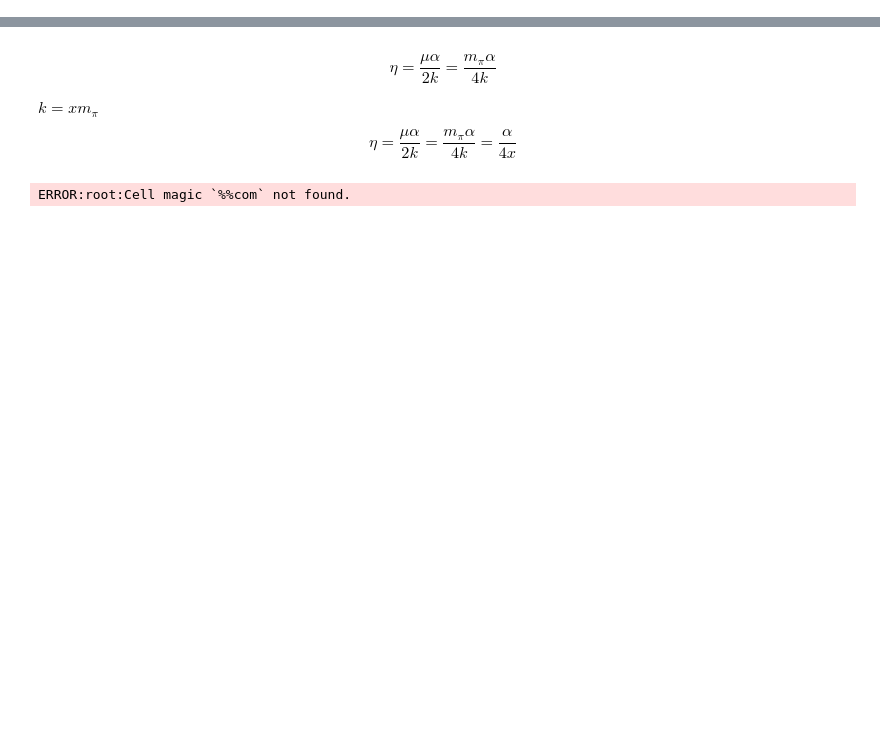
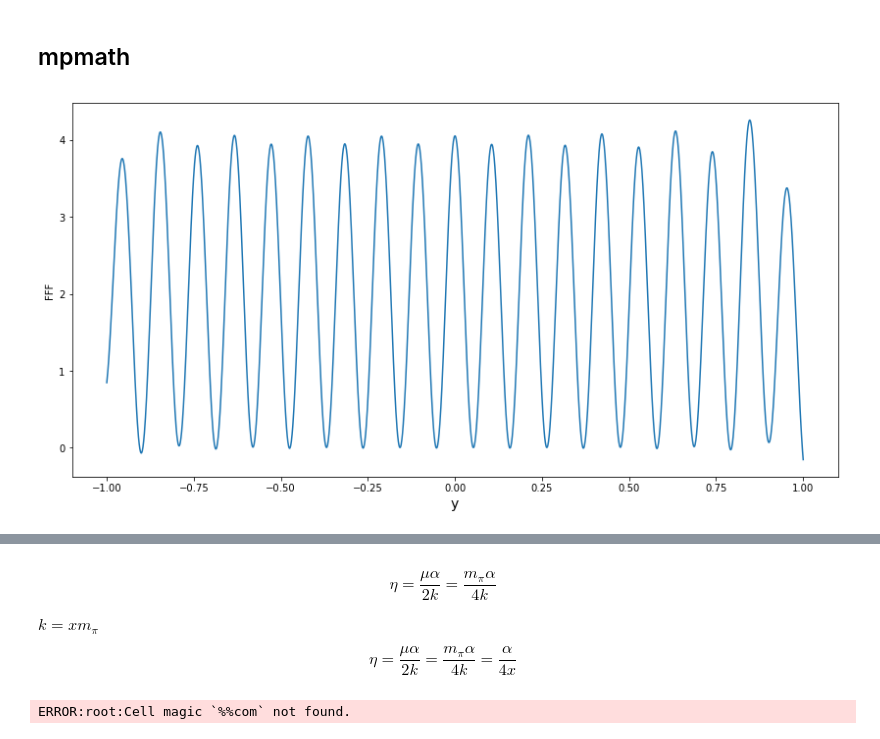
Before and after one commit to qati/HBTCoulombCorrection, a Jupyter notebook: Hypgeom.ipynb, the cells around one changed output, grey strips where cells are left out. Cells and saved outputs as stored; diff of their text form; code cells hidden in the pictures; blank space fills up the shorter version.

```diff
--- a/Hypgeom.ipynb
+++ b/Hypgeom.ipynb
@@ -59,0 +72,12 @@ plt.plot(y,np.nan_to_num(FFF.real))
+# %%
+def FFF(y, kr, eta):
+    return F(1+1j*eta, 1, -1j*kr*(1-y))*(F(1-1j*eta, 1, 1j*kr*(1-y))+F(1-1j*eta, 1, 1j*kr*(1+y)))
+# %% [markdown]
+## mpmath
+# %%
+eta=0.2
+kr=30
+y = np.linspace(-1,1, 2000)
+plot(FFF(y,kr,eta),kr,eta, label="FFF")
+# %% [output]
+[figure, added]
```
Also changed, not shown: parts of 26 cells of this notebook.
